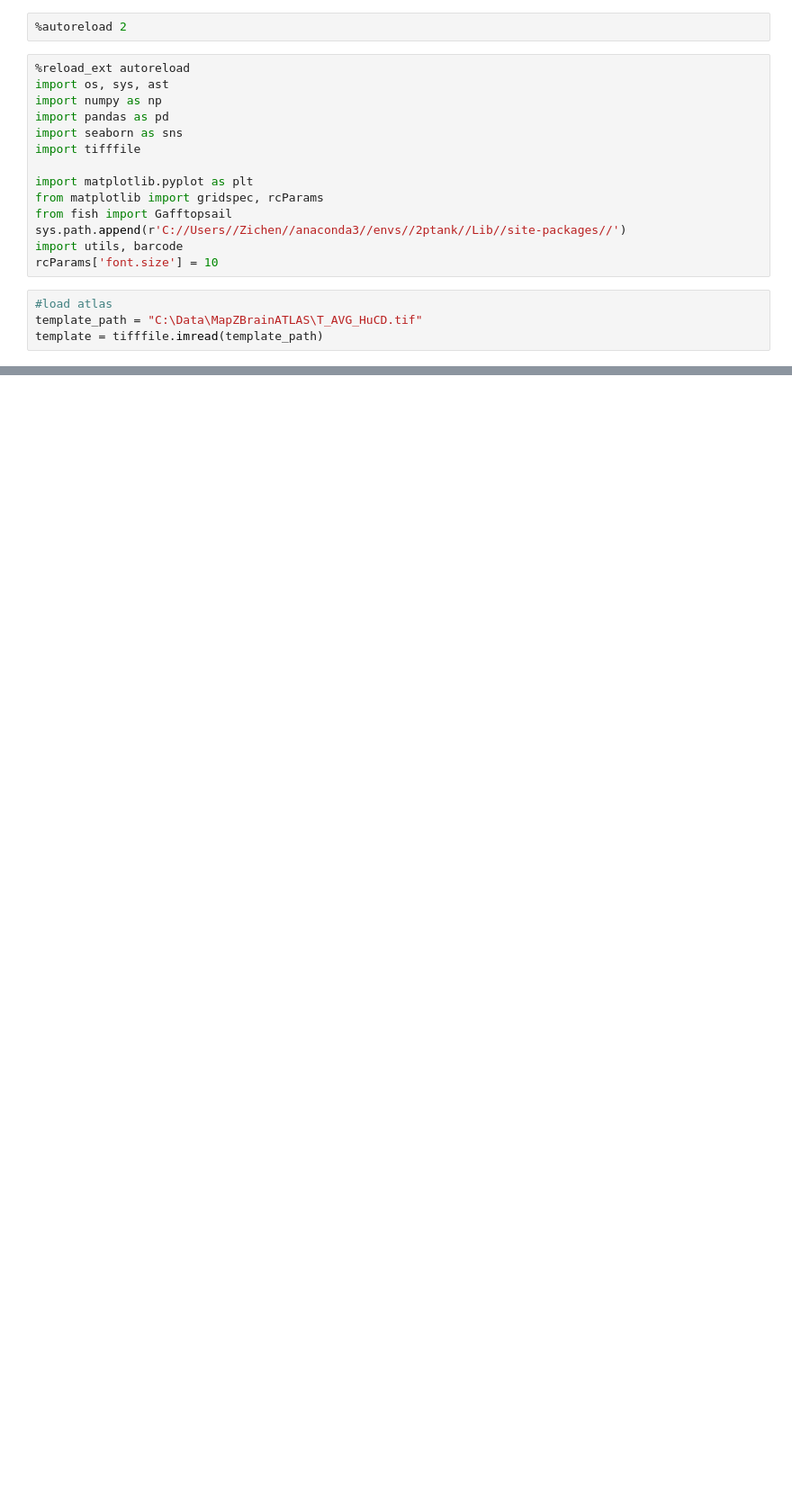
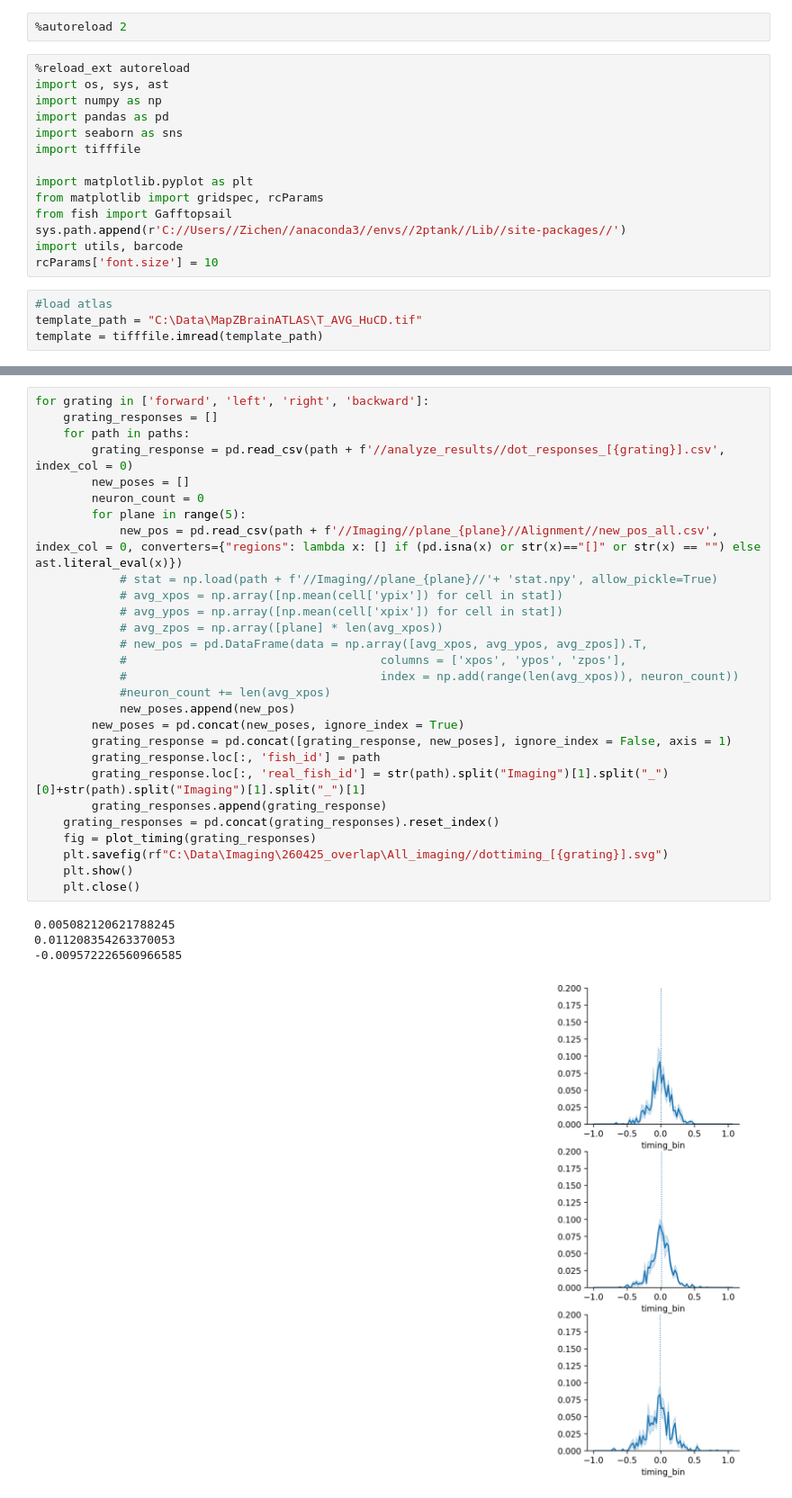
Before and after one commit to Naumann-Lab/caImageAnalysis, a Jupyter notebook: combine_imaging/combine_timing.ipynb, the cells around one changed output, grey strips where cells are left out. Shown at 90% size. Saved outputs shown, nothing was run; the diff lists cells and outputs as text; blank space fills up the shorter version.

```diff
--- a/combine_imaging/combine_timing.ipynb
+++ b/combine_imaging/combine_timing.ipynb
@@ -138,0 +149,33 @@ plt.close()
+# %%
+for grating in ['forward', 'left', 'right', 'backward']:
+    grating_responses = []
+    for path in paths:
+        grating_response = pd.read_csv(path + f'//analyze_results//dot_responses_[{grating}].csv', index_col = 0)
+        new_poses = []
+        neuron_count = 0
+        for plane in range(5):
+            new_pos = pd.read_csv(path + f'//Imaging//plane_{plane}//Alignment//new_pos_all.csv', index_col = 0, converters={"regions": lambda x: [] if (pd.isna(x) or str(x)=="[]" or str(x) == "") else ast.literal_eval(x)})
+            # stat = np.load(path + f'//Imaging//plane_{plane}//'+ 'stat.npy', allow_pickle=True)
+            # avg_xpos = np.array([np.mean(cell['ypix']) for cell in stat])
+            # avg_ypos = np.array([np.mean(cell['xpix']) for cell in stat])
+            # avg_zpos = np.array([plane] * len(avg_xpos))
+            # new_pos = pd.DataFrame(data = np.array([avg_xpos, avg_ypos, avg_zpos]).T,
+            #                                    columns = ['xpos', 'ypos', 'zpos'],
+            #                                    index = np.add(range(len(avg_xpos)), neuron_count))
+            #neuron_count += len(avg_xpos)
+            new_poses.append(new_pos)
+        new_poses = pd.concat(new_poses, ignore_index = True)
+        grating_response = pd.concat([grating_response, new_poses], ignore_index = False, axis = 1)
+        grating_response.loc[:, 'fish_id'] = path
+        grating_response.loc[:, 'real_fish_id'] = str(path).split("Imaging")[1].split("_")[0]+str(path).split("Imaging")[1].split("_")[1]
+        grating_responses.append(grating_response)
+    grating_responses = pd.concat(grating_responses).reset_index()
+    fig = plot_timing(grating_responses)
+    plt.savefig(rf"C:\Data\Imaging\260425_overlap\All_imaging//dottiming_[{grating}].svg")
+    plt.show()
+    plt.close()
+# %% [output]
+0.005082120621788245
+0.011208354263370053
+-0.009572226560966585
+[figure, added]
```
Also changed, not shown: parts of 3 cells of this notebook, 4 other files.
